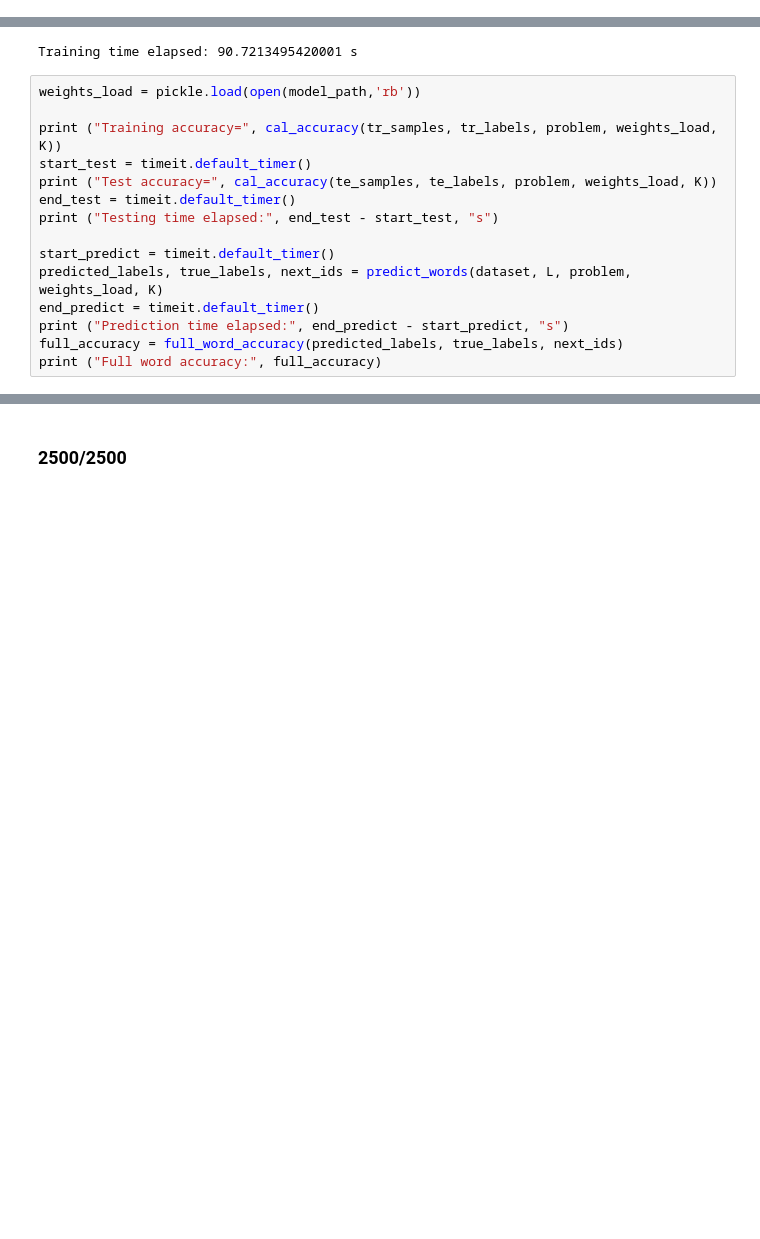
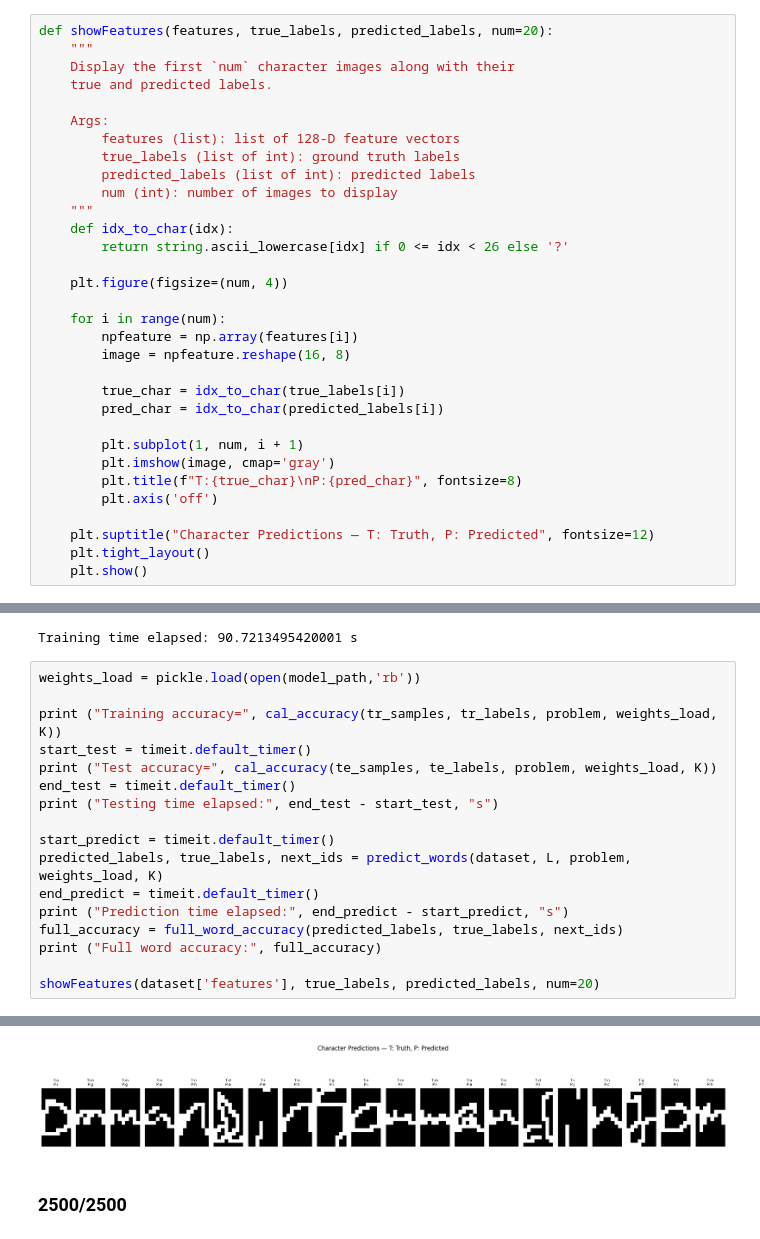
Before and after one commit to ryanyychen/cogs185-final-project, a Jupyter notebook: structural_svm.ipynb, the cells around one changed output, grey strips where cells are left out. Drawn from its saved outputs; the diff is of its cells as text; blank space fills up the shorter version.

```diff
--- a/structural_svm.ipynb
+++ b/structural_svm.ipynb
@@ -307,6 +308,38 @@ def cal_accuracy(samples, labels, problem, weights, K):
             errCnt += 1
 
     return 1.0-float(errCnt)/float(len(predictions))
+# %%
+def showFeatures(features, true_labels, predicted_labels, num=20):
+    """
+    Display the first `num` character images along with their
+    true and predicted labels.
+
+    Args:
+        features (list): list of 128-D feature vectors
+        true_labels (list of int): ground truth labels
+        predicted_labels (list of int): predicted labels
+        num (int): number of images to display
+    """
+    def idx_to_char(idx):
+        return string.ascii_lowercase[idx] if 0 <= idx < 26 else '?'
+
+    plt.figure(figsize=(num, 4))
+
+    for i in range(num):
+        npfeature = np.array(features[i])
+        image = npfeature.reshape(16, 8)
+
+        true_char = idx_to_char(true_labels[i])
+        pred_char = idx_to_char(predicted_labels[i])
+
+        plt.subplot(1, num, i + 1)
+        plt.imshow(image, cmap='gray')
+        plt.title(f"T:{true_char}\nP:{pred_char}", fontsize=8)
+        plt.axis('off')
+
+    plt.suptitle("Character Predictions — T: Truth, P: Predicted", fontsize=12)
+    plt.tight_layout()
+    plt.show()
 # %%
 dataset = read_OCR('OCRdataset/letter.data', d)
 # %% [markdown]
@@ -358,4 +391,6 @@ end_predict = timeit.default_timer()
 print ("Prediction time elapsed:", end_predict - start_predict, "s")
 full_accuracy = full_word_accuracy(predicted_labels, true_labels, next_ids)
 print ("Full word accuracy:", full_accuracy)
+
+showFeatures(dataset['features'], true_labels, predicted_labels, num=20)
 # %% [output]
@@ -366,4 +401,5 @@ Prediction time elapsed: 23.808247041997674 s
 Full word accuracy: 0.0
+[figure, added]
 # %% [markdown]
 ### 2500/2500
 # %%
```
Also changed, not shown: parts of 13 cells of this notebook, 5 other files.
